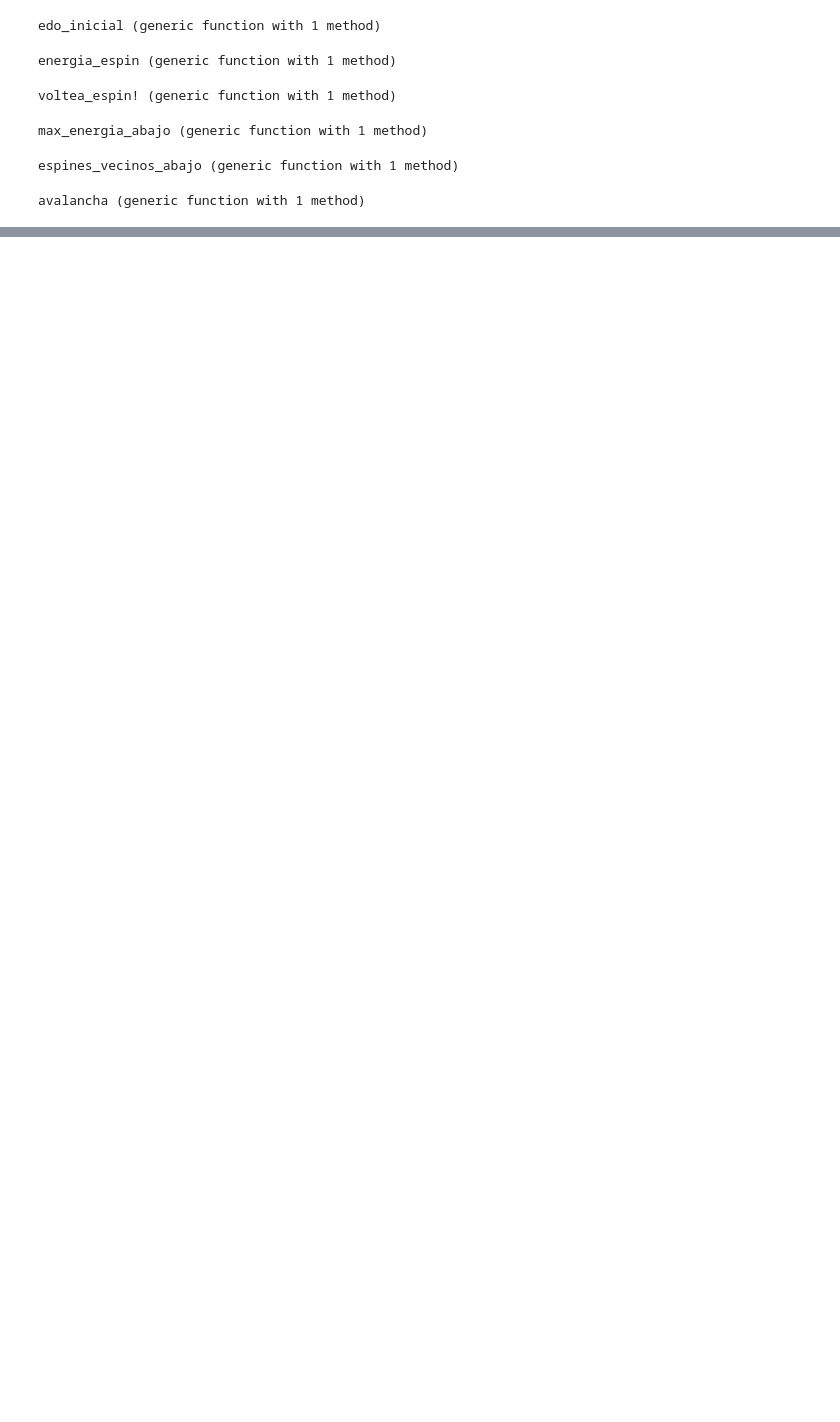
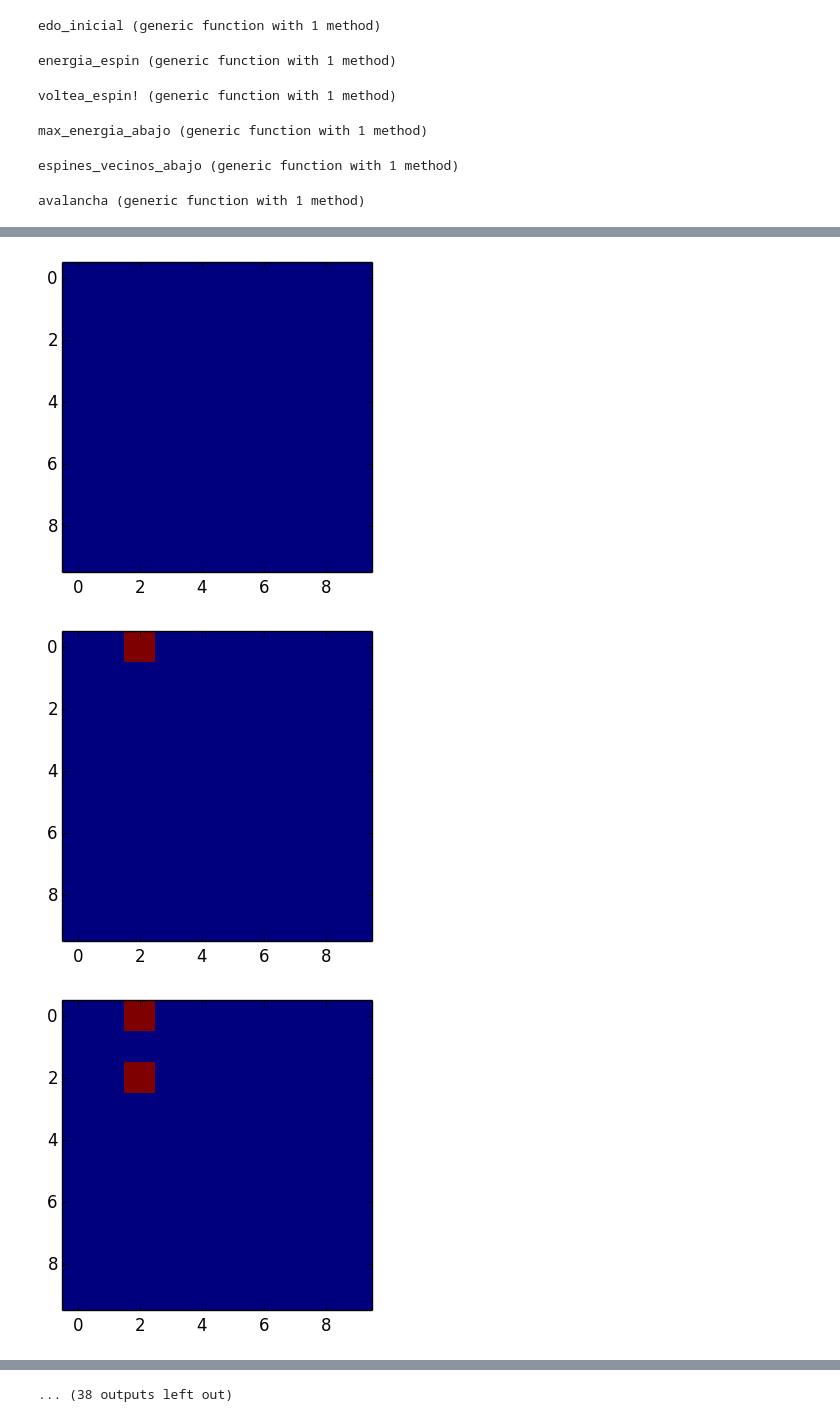
Before and after one commit to rodrigolece/proyecto-final-mcmc, a Jupyter notebook: 1a_implementacion.ipynb, the cells around one changed output, grey strips where cells are left out. Drawn from its saved outputs; the diff is of its cells as text; code cells hidden in the pictures; blank space fills up the shorter version.

```diff
--- a/1a_implementacion.ipynb
+++ b/1a_implementacion.ipynb
@@ -169,0 +234,9 @@ volteados => [(1,6)]
+# %%
+for estado in edos
+    figure(figsize=(4,4))
+    imshow(estado, interpolation="none")
+end
+# %% [output]
+[figure, added]
+[figure, added]
+[figure, added]
@@ -169,0 +252 @@ volteados => [(1,6)]
+... (38 outputs left out)
```
Also changed, not shown: parts of 14 cells of this notebook.
